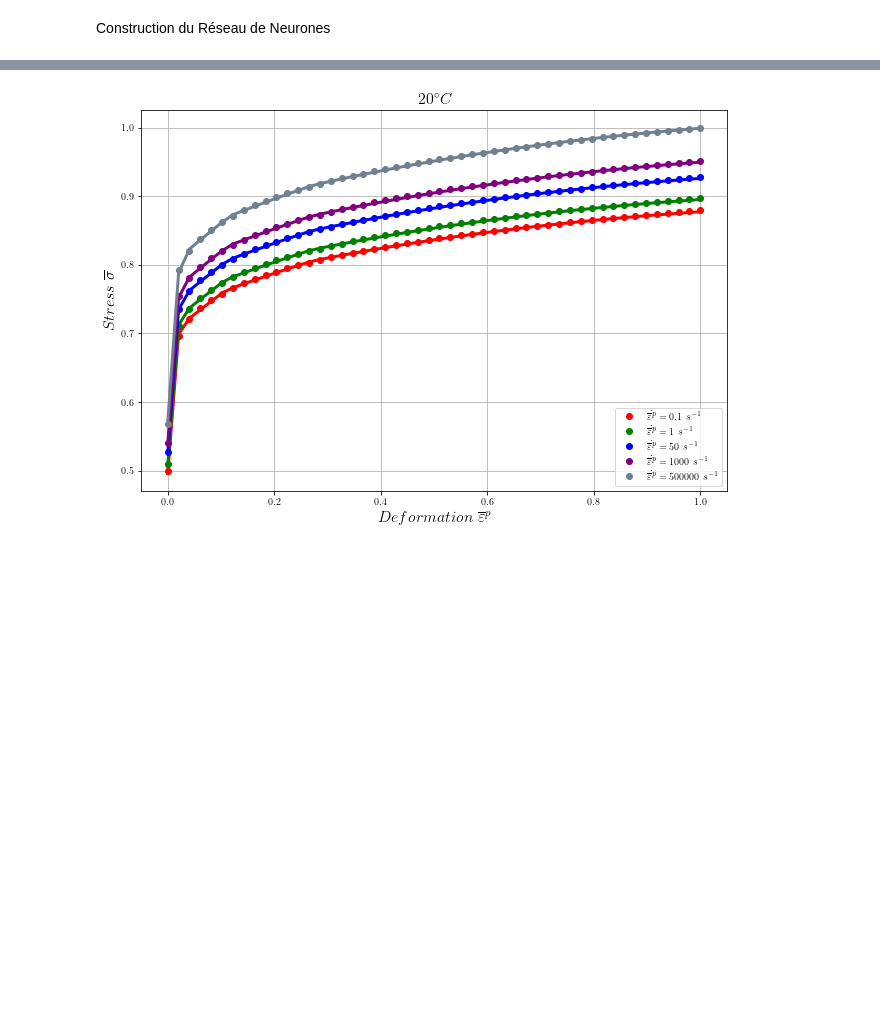
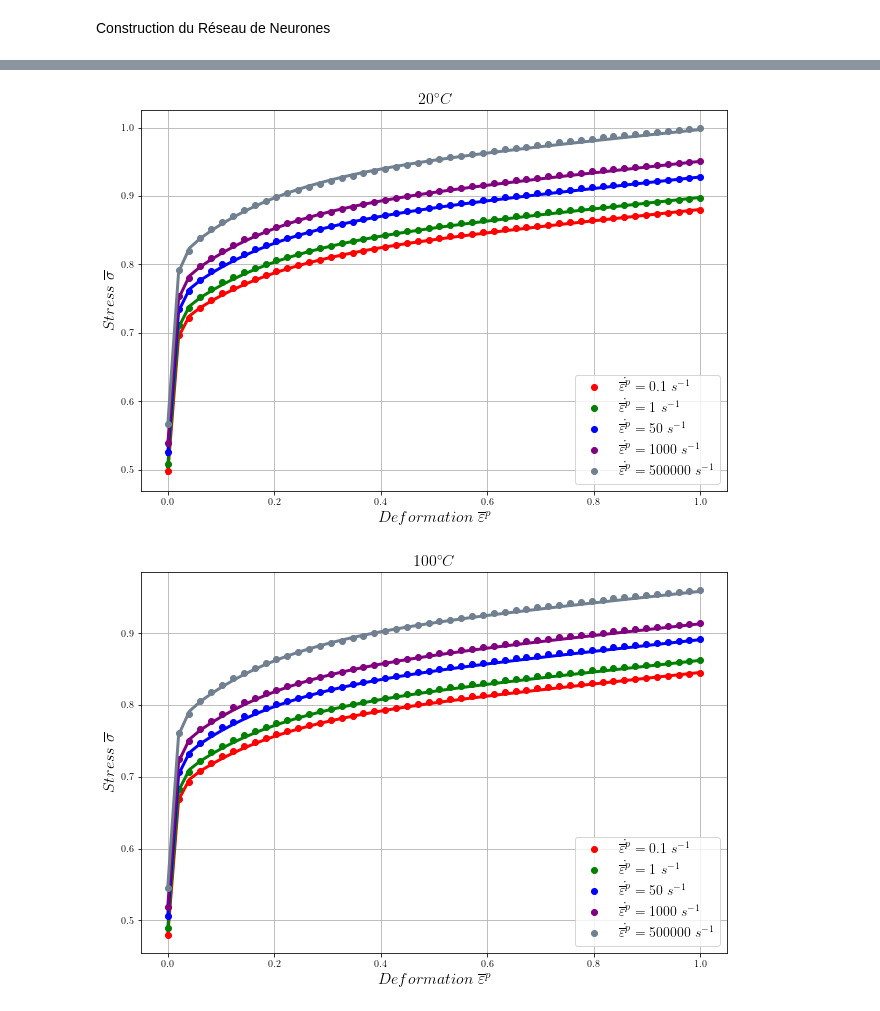
Before and after one commit to pantale/ANN-ConstitutiveLaw, a Jupyter notebook: ANN-Learning/Learning.ipynb, the cells around one changed output, grey strips where cells are left out. Saved outputs shown, nothing was run; the diff lists cells and outputs as text; code cells hidden in the pictures; blank space fills up the shorter version.

```diff
--- a/ANN-Learning/Learning.ipynb
+++ b/ANN-Learning/Learning.ipynb
@@ -44,6 +44,7 @@ temperatures = []
 temps = list(excelData.keys())
 for T in temps:
     temperatures.append(int(T.replace('°C','')))
+temperaturesOrig = temperatures
 temperatures
 # %% [output]
 [20, 100, 200, 300, 500]
@@ -242,0 +265,15 @@ plt.show()
+# %%
+plt.figure(figsize = (10.5, 7))
+plt.rc('text', usetex = True)
+i=0
+for model in models:
+    plt.plot(convergenceCurves[i], color = colors[i], label=modelsDescription[i],linewidth=3)
+    i+=1
+#    plt.plot(hist, color = 'purple', linewidth=3)
+plt.grid() # Plot the grid with default size
+plt.xlabel(r'$Iteration$', fontsize = 16) # Labels the x axis
+plt.ylabel(r'$Quadratic\ Error\ \Delta E$', fontsize = 16) # Labels the y axis
+plt.title(r'$Global\ convergence\ of\ the\ Neural\ Network$', fontsize = 16) # Self explicit command
+plt.legend(loc = 'upper right',fancybox = True, numpoints = 1, fontsize = 14)
+plt.savefig('Convergence.svg', bbox_inches = 'tight', pad_inches = 0)
+plt.show()
@@ -243,4 +323,4 @@ plt.show()
 # %%
 predictedOutput = model.predict(NNinput)
-plotPredicted=predictedOutput.reshape(5,50).T
-#plotPredicted
+plotPredicted=predictedOutput.reshape(25,50).T
+plotPredicted
@@ -247,20 +341,24 @@ plotPredicted=predictedOutput.reshape(5,50).T
 # %%
-plt.figure(figsize = (10.5, 7))
-plt.rc('text', usetex = True)
-cl = 0
-for epspv, epspvAff in zip(epsp,epspOrig):
-    # filter on T
-    data = NNentries[(entries[:,colT]==T) & (entries[:,colEpsp]==epspv), :]
-    # Plot the curves
-    plt.plot(data[:,colEps], data[:,colSig], colors[cl], label=r'$\dot{\overline{\varepsilon}^p}=' + str(epspvAff) + '\ s^{-1}$', marker = 'o', linestyle='none')
-    plt.plot(data[:,colEps], plotPredicted[:,cl], colors[cl], linewidth = 3)
-    cl += 1
-plt.legend(loc = 'lower right',fancybox = True, numpoints = 1, fontsize = 10)
-plt.grid() # Plot the grid with default size
-plt.xlabel(r'$Deformation\ \overline{\varepsilon}^{p}$', fontsize = 16) # Labels the x axis
-plt.ylabel(r'$Stress\ \overline{\sigma}$', fontsize = 16) # Labels the y axis
-plt.title(r'$' + str(T) + '^{\circ}C$', fontsize = 16) # Self explicit command
-plt.savefig('OriginalData'+str(T)+'.svg', bbox_inches = 'tight', pad_inches = 0)
-plt.show()
+pcol = 0
+for T, TOrig in zip(temperatures,temperaturesOrig):
+    cl = 0
+    plt.figure(figsize = (10.5, 7))
+    plt.rc('text', usetex = True)
+    for epspv, epspvAff in zip(epsp,epspOrig):
+        # filter on T
+        data = NNentries[(entries[:,colT]==T) & (entries[:,colEpsp]==epspv), :]
+        # Plot the curves
+        plt.plot(data[:,colEps], data[:,colSig], colors[cl], label=r'$\dot{\overline{\varepsilon}^p}=' + str(epspvAff) + '\ s^{-1}$', marker = 'o', linestyle='none')
+        plt.plot(data[:,colEps], plotPredicted[:,pcol], colors[cl], linewidth = 3)
+        cl += 1
+        pcol += 1
+    plt.legend(loc = 'lower right',fancybox = True, numpoints = 1, fontsize = 14)
+    plt.grid() # Plot the grid with default size
+    plt.xlabel(r'$Deformation\ \overline{\varepsilon}^{p}$', fontsize = 16) # Labels the x axis
+    plt.ylabel(r'$Stress\ \overline{\sigma}$', fontsize = 16) # Labels the y axis
+    plt.title(r'$' + str(T) + '^{\circ}C$', fontsize = 16) # Self explicit command
+    #plt.savefig('NN-Performance'+str(T)+'.svg', bbox_inches = 'tight', pad_inches = 0)
+    plt.show()
 # %% [output]
-[figure, old version]
+[figure, new version]
+[figure, added]
```
Also changed, not shown: parts of 19 cells of this notebook.
